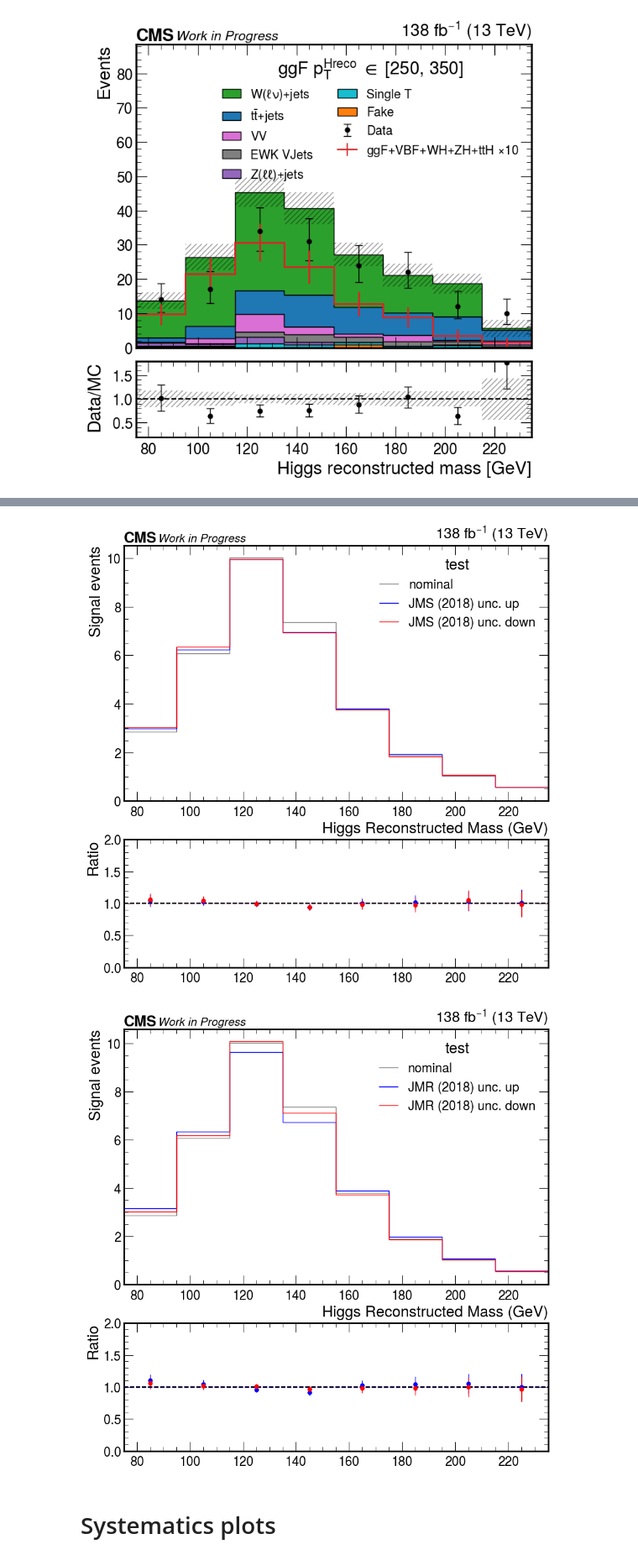
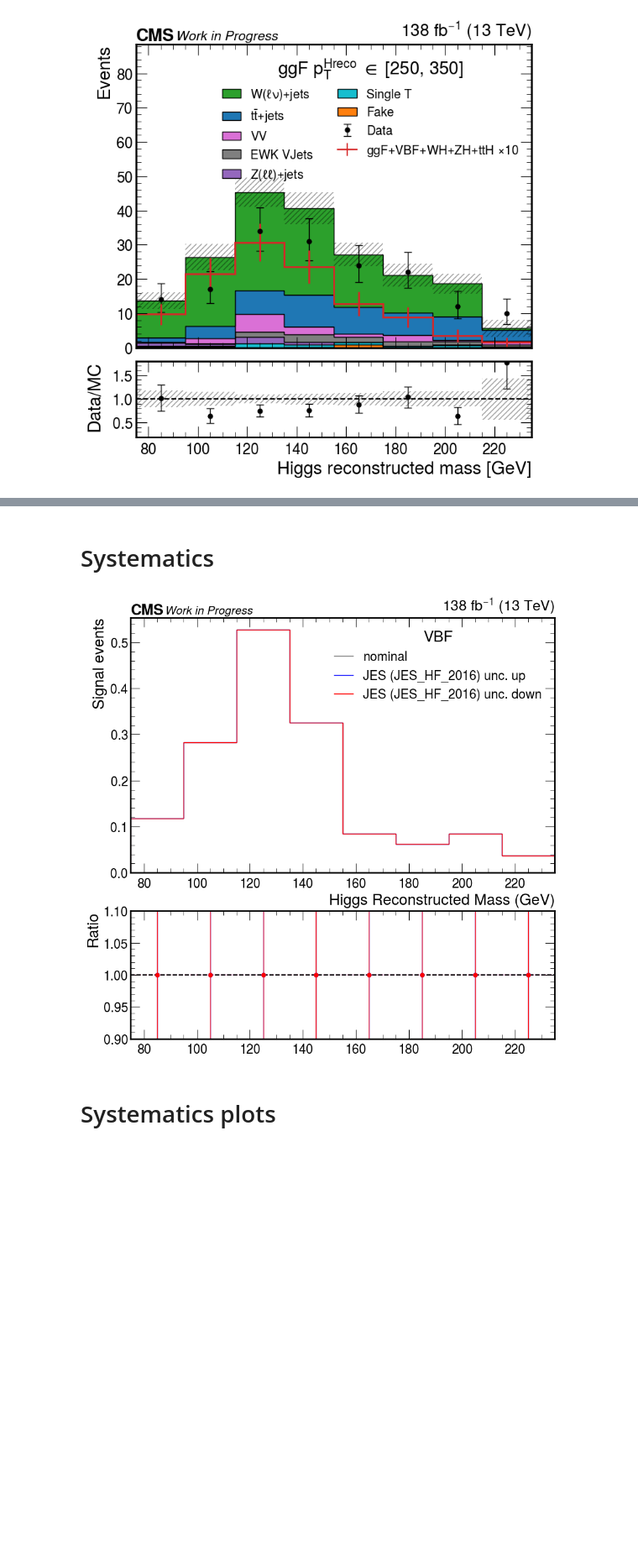
Before and after one commit to farakiko/boostedhiggs, a Jupyter notebook: binder/combine.ipynb, the cells around one changed output, grey strips where cells are left out. Shown: that part at 84% size. Cells and saved outputs as stored; diff of their text form; code cells hidden in the pictures; blank space fills up the shorter version.

```diff
--- a/binder/combine.ipynb
+++ b/binder/combine.ipynb
@@ -169,3 +167,5 @@ utilsPlots_beforeCombine.plot_hists(h[{"Sample": samples, "Systematic": "nominal
+# %% [markdown]
+# Systematics
 # %%
 from matplotlib import gridspec
 color_dict = {
@@ -205,11 +205,19 @@ syst_dict = {
     "weight_pileup_2018": "PU (2018) unc.",
 
     "JMR_2018": "JMR (2018) unc.",
+    "JMR_2017": "JMR (2017) unc.",
+    "JMR_2016": "JMR (2016) unc.",
+    "JMR_2016APV": "JMR (2016APV) unc.",
+
     "JMS_2018": "JMS (2018) unc.",
+    "JMS_2017": "JMS (2017) unc.",
+    "JMS_2016": "JMS (2016) unc.",
+    "JMS_2016APV": "JMS (2016APV) unc.",
 
     "JES_FlavorQCD": "JES (FlavorQCD) unc.",
     "JES_RelativeBal": "JES (JES_RelativeBal) unc.",
     "JES_HF": "JES (JES_HF) unc.",
+    "JES_HF_2016": "JES (JES_HF_2016) unc.",
 }
 
 years = ["2018", "2017", "2016", "2016APV"]
@@ -248,16 +256,17 @@ ylim_dict = {
 }
 
 lab_region = {
+    "ggFpt250to350": "SR: ggFpt250to350",
     "ggFpt350to500": "SR: ggFpt350to500",
-    "test": "test",
+    "VBF": "VBF",
 }
 
 
 for region in [
 #     "WJetsCR",
-#     "VBF",
+    "VBF",
 #     "ggFpt250to350",
-    "test",
+#     "ggFpt350to500",
 #     "ggFpt500toInf",
 #     "TopCR"
 ]:
@@ -274,9 +283,16 @@ for region in [
 #          "JES_BBEC1",
 #          "JES_EC2",
 #          "JES_Absolute",
+        "JES_HF_2016",
 #         "UES",
-        "JMS_2018",
-        "JMR_2018",
+#         "JMS_2018",
+#         "JMS_2017",
+#         "JMS_2016",
+#         "JMS_2016APV",
+#         "JMR_2018",
+#         "JMR_2017",
+#         "JMR_2016",
+#         "JMR_2016APV",
 #         "trigger_ele_SF",
 #         "weight_pileup_2017",
 #         "UES",
@@ -368,36 +384,35 @@ for region in [
 #                         yerr=(syst_do.variances()/nominal) * np.sqrt( (1/syst_do.variances()) + (1/nominal) ),
                         label="down",
                         flow="none",
                         color=color_dict[label_dict[variation]]
                     )
 
                     rax.axhline(shape_to_num(syst_do.values(), nominal.values(), clip=1.5), ls="--", color=color_dict[label_dict[variation]])
 
 
 
     #         ax.legend(title=sample + f" ({syst_dict[systematic]})")
             ax.legend(title=lab_region[region])
 
 #             ax.set_ylabel(f"{sample} Events")
             ax.set_ylabel(f"Signal events")
             ax.set_xlim(75,235)
             # ax.set_yscale("log")
             rax.set_ylim(ylim_dict[region])
-            rax.set_ylim(0,2)
+            rax.set_ylim(0.9,1.1)
             rax.axhline(1, ls="--", color="k")
 
             rax.set_ylabel("Ratio")
             ax.set_xlabel("")
             ax.set_xlabel("Higgs Reconstructed Mass (GeV)")
     #         print(sample, syst_dict[systematic], f" nominal + {100*abs(1-sum_envelope['up']/sum_envelope['nominal']):.2f}% - {100*abs(1-sum_envelope['down']/sum_envelope['nominal']):.2f}%")
 
             hep.cms.lumitext(str(get_lumi(years, channels)) + r" fb$^{-1}$ (13 TeV)", ax=ax, fontsize=20)
             hep.cms.text("Work in Progress", ax=ax, fontsize=15)
 
             plt.savefig(f"/Users/fmokhtar/Desktop/AN_2024/ARC/systematics/{systematic}_{region}_{sample}.pdf")
 # %% [output]
-[figure, old version]
+[figure, new version]
-[figure, removed]
 # %% [markdown]
 # Systematics plots
 # %%
```
Also changed, not shown: parts of 2 cells of this notebook, 2 other files.
